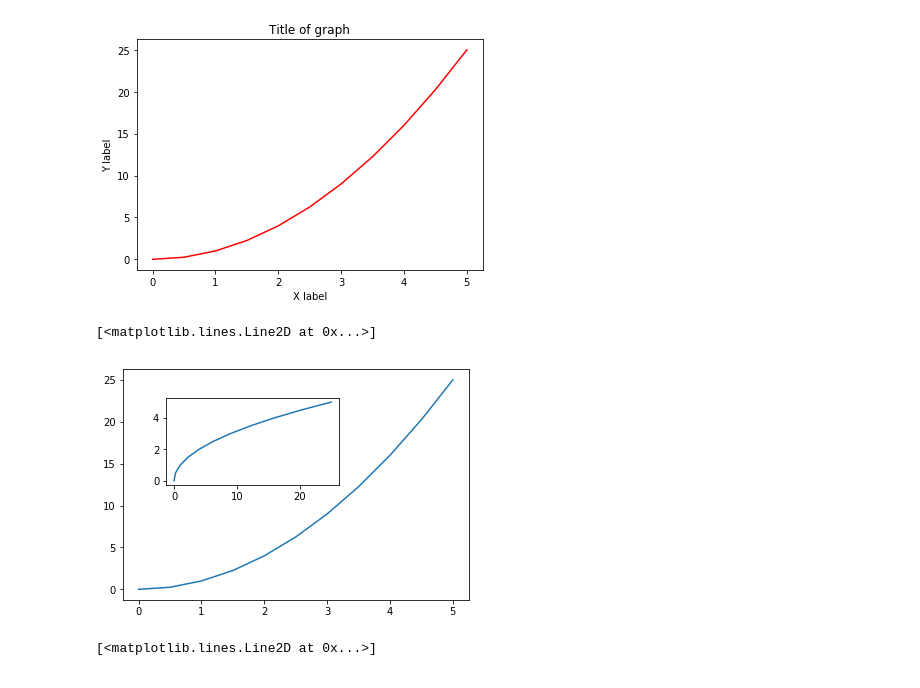
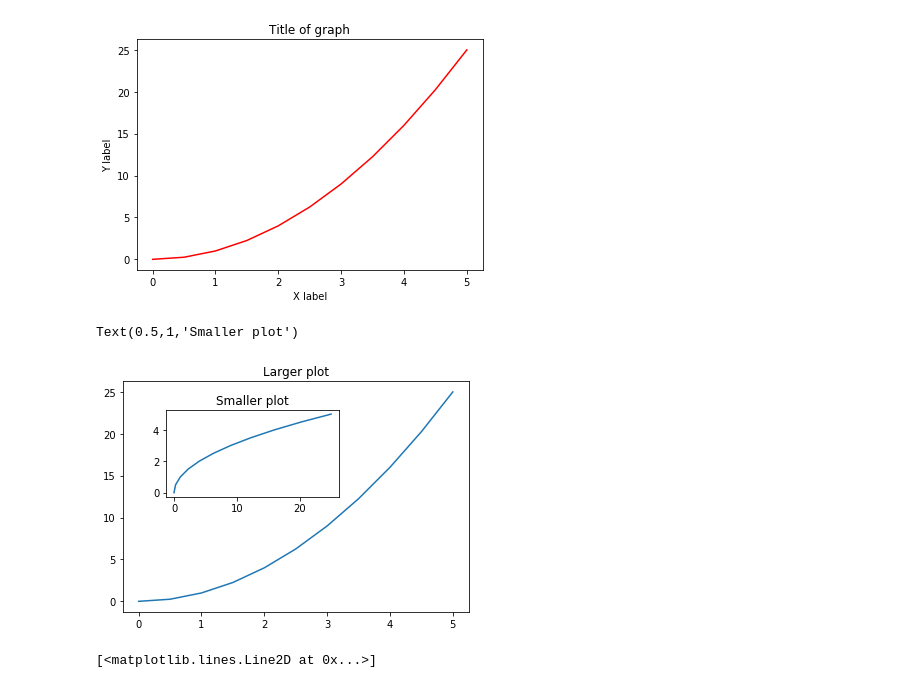
Before and after one commit to Ridge2/JupyterNotes, a Jupyter notebook: MatplotlibLecture(Concepts).ipynb, the cells around one changed output. Cells and saved outputs as stored; diff of their text form; code cells hidden in the pictures.

```diff
--- a/MatplotlibLecture(Concepts).ipynb
+++ b/MatplotlibLecture(Concepts).ipynb
@@ -57,15 +58,16 @@ Text(0.5,1,'Title of graph')
 # %%
 fig = plt.figure()
 axes1 = fig.add_axes([0.1, 0.1, 0.8, 0.8])
 axes2 = fig.add_axes([0.2, 0.5, 0.4, 0.3])
 
 axes1.plot(x, y)
 axes2.plot(y, x)
 
-axes1.set_title("")
+axes1.set_title("Larger plot")
+axes2.set_title("Smaller plot")
 # %% [output]
-[<matplotlib.lines.Line2D at 0x...>]
+Text(0.5,1,'Smaller plot')
-[figure, old version]
+[figure, new version]
 # %%
 axes
 # %% [output]
```
Also changed, not shown: parts of 2 cells of this notebook.
